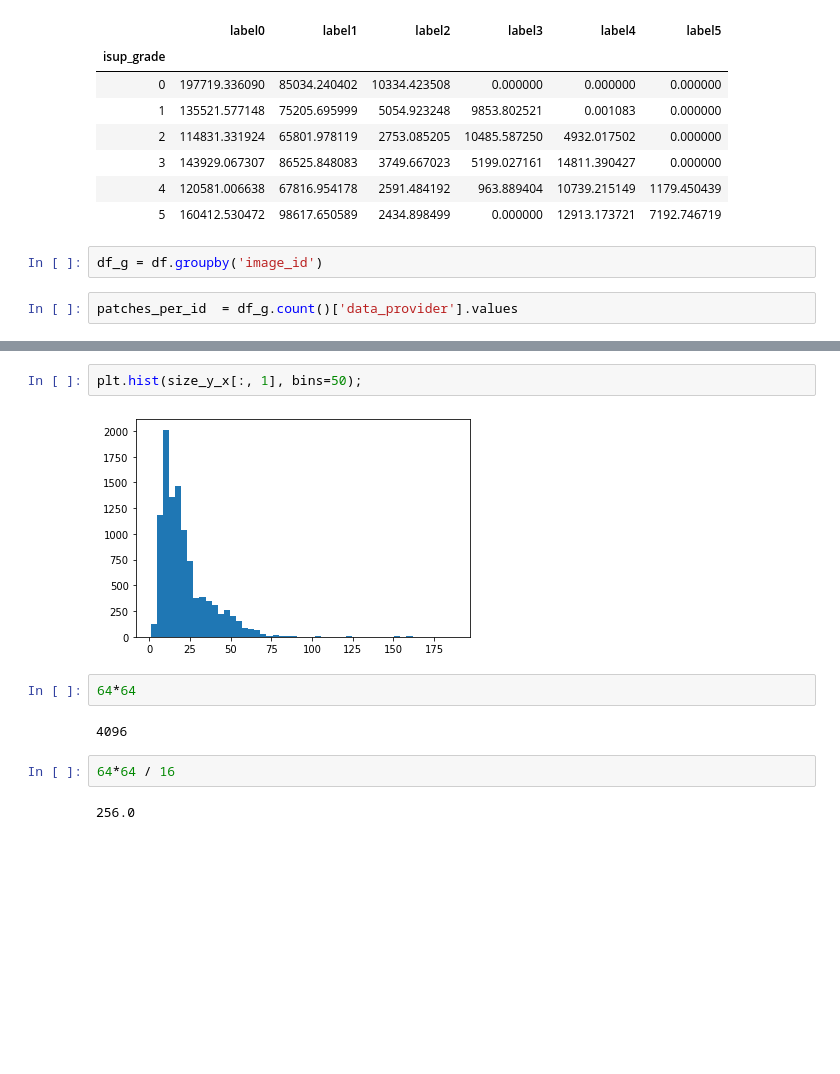
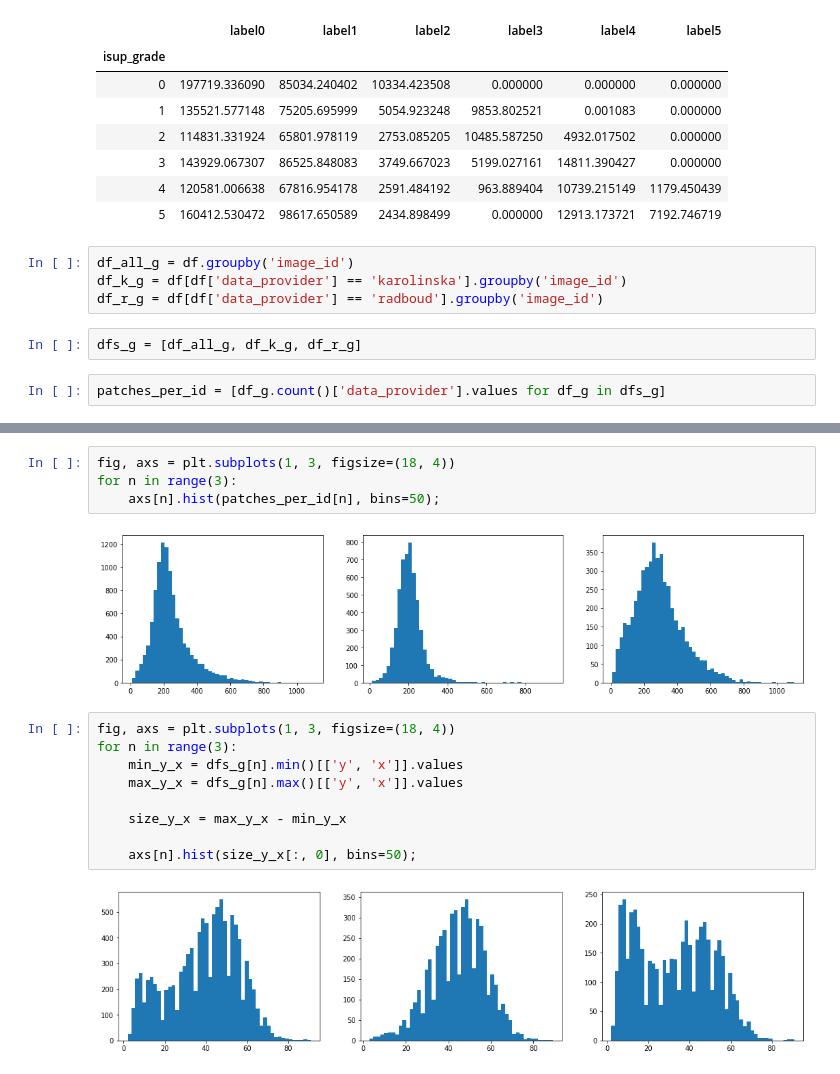
Before and after one commit to ruslangrimov/pcancer, a Jupyter notebook: data_preparation/notebooks/ExplorePatchesDF.ipynb, the cells around one changed output, grey strips where cells are left out. Cells and saved outputs as stored; diff of their text form; blank space fills up the shorter version.

```diff
--- a/data_preparation/notebooks/ExplorePatchesDF.ipynb
+++ b/data_preparation/notebooks/ExplorePatchesDF.ipynb
@@ -79,7 +79,11 @@ df[df['data_provider'] == 'radboud'].groupby('isup_grade')[[f'label{i}' for i in
 | 3 | 143929.067307 | 86525.848083 | 3749.667023 | 5199.027161 | 14811.390427 | 0.000000 |
 | 4 | 120581.006638 | 67816.954178 | 2591.484192 | 963.889404 | 10739.215149 | 1179.450439 |
 | 5 | 160412.530472 | 98617.650589 | 2434.898499 | 0.000000 | 12913.173721 | 7192.746719 |
-# %%
-df_g = df.groupby('image_id')
+# %%
+df_all_g = df.groupby('image_id')
+df_k_g = df[df['data_provider'] == 'karolinska'].groupby('image_id')
+df_r_g = df[df['data_provider'] == 'radboud'].groupby('image_id')
+# %%
+dfs_g = [df_all_g, df_k_g, df_r_g]
 # %%
-patches_per_id  = df_g.count()['data_provider'].values
+patches_per_id = [df_g.count()['data_provider'].values for df_g in dfs_g]
@@ -103,12 +90,17 @@ plt.hist(size_y_x[:, 0], bins=50);
-# %%
-plt.hist(size_y_x[:, 1], bins=50);
-# %% [output]
-[figure, removed]
-# %%
-64*64
-# %% [output]
-4096
-# %%
-64*64 / 16
-# %% [output]
-256.0
+# %%
+fig, axs = plt.subplots(1, 3, figsize=(18, 4))
+for n in range(3):
+    axs[n].hist(patches_per_id[n], bins=50);
+# %% [output]
+[figure, added]
+# %%
+fig, axs = plt.subplots(1, 3, figsize=(18, 4))
+for n in range(3):
+    min_y_x = dfs_g[n].min()[['y', 'x']].values
+    max_y_x = dfs_g[n].max()[['y', 'x']].values
+
+    size_y_x = max_y_x - min_y_x
+
+    axs[n].hist(size_y_x[:, 0], bins=50);
+# %% [output]
+[figure, added]
```
Also changed, not shown: parts of 6 cells of this notebook, 4 other files.
